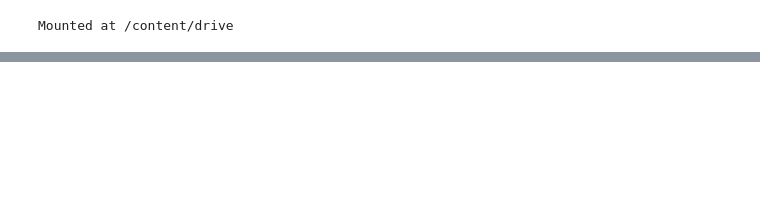
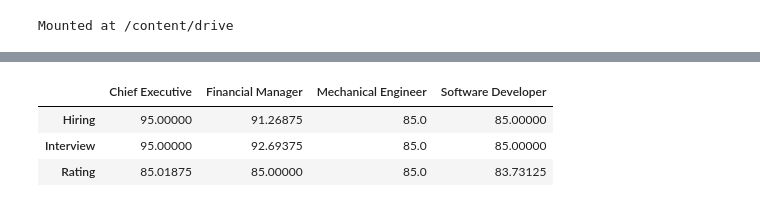
Before and after one commit to mMartello134791/siliconceilingproject, a Jupyter notebook: silicon_ceiling_research.ipynb, the cells around one changed output, grey strips where cells are left out. Saved outputs shown, nothing was run; the diff lists cells and outputs as text; code cells hidden in the pictures; blank space fills up the shorter version.

```diff
--- a/silicon_ceiling_research.ipynb
+++ b/silicon_ceiling_research.ipynb
@@ -552,0 +633,8 @@ for result in results:
+# %%
+majority_men_w_score_df,majority_men_w_score_info = average_scores_for_occupations(majority_men)
+majority_men_w_score_df
+# %% [output]
+|  | Chief Executive | Financial Manager | Mechanical Engineer | Software Developer |
+| Hiring | 95.00000 | 91.26875 | 85.0 | 85.00000 |
+| Interview | 95.00000 | 92.69375 | 85.0 | 85.00000 |
+| Rating | 85.01875 | 85.00000 | 85.0 | 83.73125 |
```
Also changed, not shown: parts of 23 cells of this notebook.
